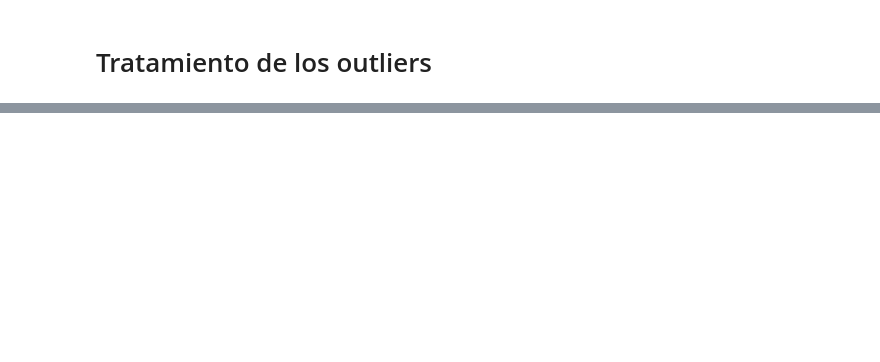
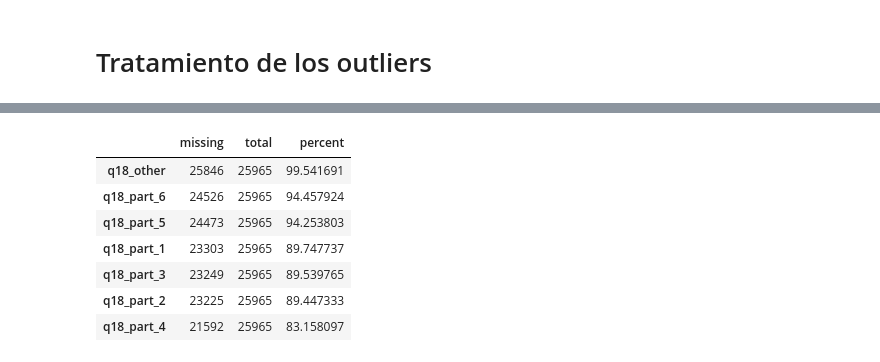
Before and after one commit to Adalab/project2-da-promo-c-modulo-2-team4, a Jupyter notebook: 03-limpieza/limpieza.ipynb, the cells around one changed output, grey strips where cells are left out. Saved outputs shown, nothing was run; the diff lists cells and outputs as text; code cells hidden in the pictures; blank space fills up the shorter version.

```diff
--- a/03-limpieza/limpieza.ipynb
+++ b/03-limpieza/limpieza.ipynb
@@ -44,0 +131,11 @@ Eliminar?, Reeemplazar?
+# %%
+df_q18.stb.missing()
+# %% [output]
+|  | missing | total | percent |
+| q18_other | 25846 | 25965 | 99.541691 |
+| q18_part_6 | 24526 | 25965 | 94.457924 |
+| q18_part_5 | 24473 | 25965 | 94.253803 |
+| q18_part_1 | 23303 | 25965 | 89.747737 |
+| q18_part_3 | 23249 | 25965 | 89.539765 |
+| q18_part_2 | 23225 | 25965 | 89.447333 |
+| q18_part_4 | 21592 | 25965 | 83.158097 |
```
Also changed, not shown: parts of 33 cells of this notebook, 1 other file.
